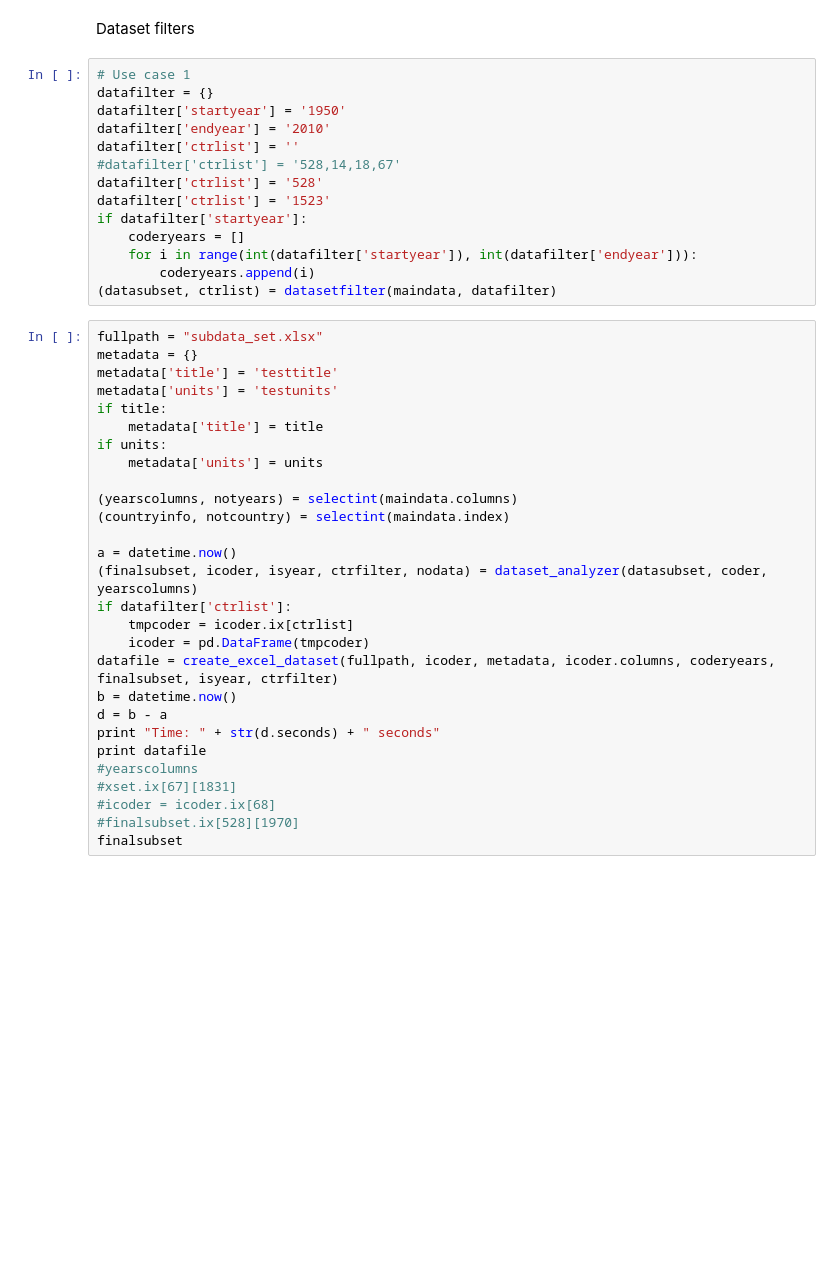
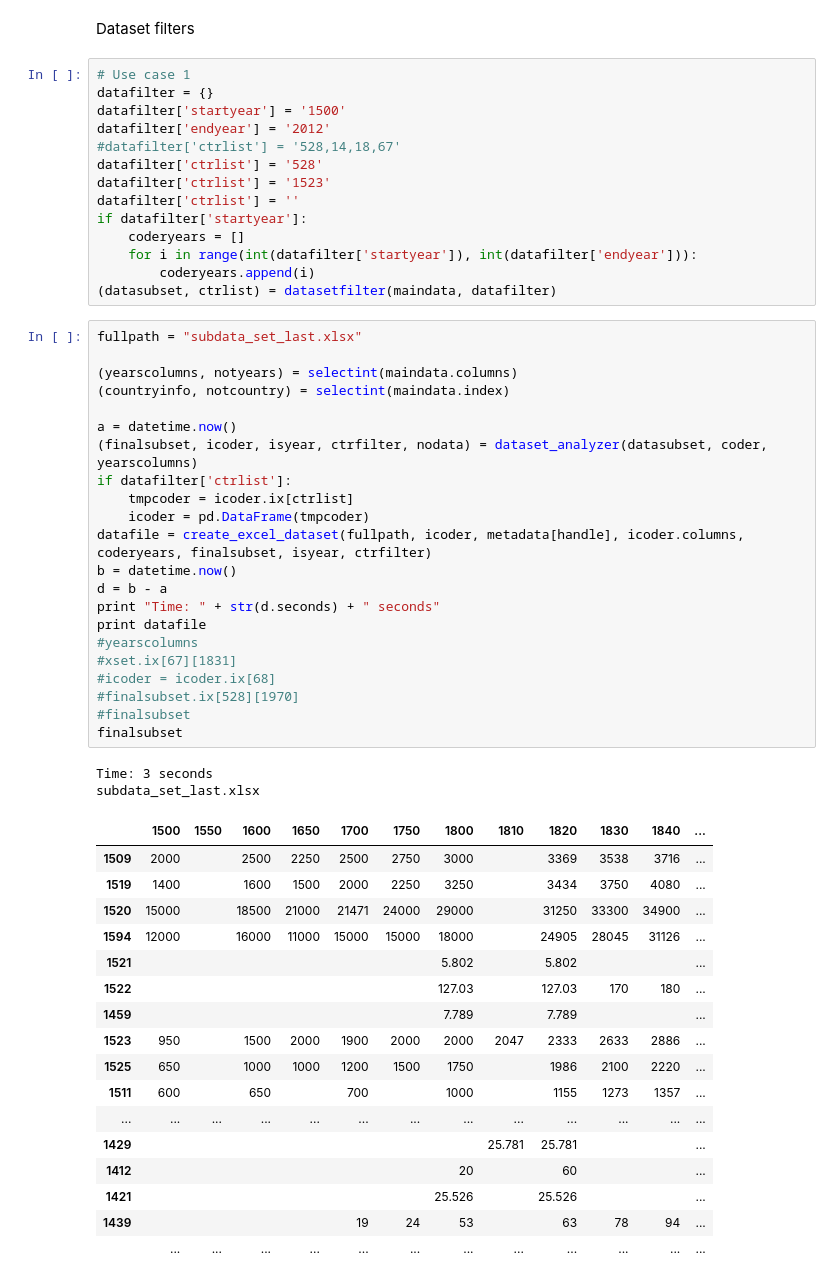
Before and after one commit to 4tikhonov/clioinfra.js, a Jupyter notebook: notebooks/Datasets cleaning and geocoding.ipynb, the cells around one changed output. Saved outputs shown, nothing was run; the diff lists cells and outputs as text; blank space fills up the shorter version.

```diff
--- a/notebooks/Datasets cleaning and geocoding.ipynb
+++ b/notebooks/Datasets cleaning and geocoding.ipynb
@@ -121,42 +166,56 @@ Dataset filters
 # %%
 # Use case 1
 datafilter = {}
-datafilter['startyear'] = '1950'
-datafilter['endyear'] = '2010'
-datafilter['ctrlist'] = ''
+datafilter['startyear'] = '1500'
+datafilter['endyear'] = '2012'
 #datafilter['ctrlist'] = '528,14,18,67'
 datafilter['ctrlist'] = '528'
 datafilter['ctrlist'] = '1523'
+datafilter['ctrlist'] = ''
 if datafilter['startyear']:
     coderyears = []
     for i in range(int(datafilter['startyear']), int(datafilter['endyear'])):
         coderyears.append(i)
 (datasubset, ctrlist) = datasetfilter(maindata, datafilter)
 # %%
-fullpath = "subdata_set.xlsx"
-metadata = {}
-metadata['title'] = 'testtitle'
-metadata['units'] = 'testunits'
-if title:
-    metadata['title'] = title
-if units:
-    metadata['units'] = units
+fullpath = "subdata_set_last.xlsx"
 
 (yearscolumns, notyears) = selectint(maindata.columns)
 (countryinfo, notcountry) = selectint(maindata.index)
 
 a = datetime.now()
 (finalsubset, icoder, isyear, ctrfilter, nodata) = dataset_analyzer(datasubset, coder, yearscolumns)
 if datafilter['ctrlist']:
     tmpcoder = icoder.ix[ctrlist]
     icoder = pd.DataFrame(tmpcoder)
-datafile = create_excel_dataset(fullpath, icoder, metadata, icoder.columns, coderyears, finalsubset, isyear, ctrfilter)
+datafile = create_excel_dataset(fullpath, icoder, metadata[handle], icoder.columns, coderyears, finalsubset, isyear, ctrfilter)
 b = datetime.now()
 d = b - a
 print "Time: " + str(d.seconds) + " seconds"
 print datafile
 #yearscolumns
 #xset.ix[67][1831]
 #icoder = icoder.ix[68]
 #finalsubset.ix[528][1970]
+#finalsubset
 finalsubset
+# %% [output]
+Time: 3 seconds
+subdata_set_last.xlsx
+|  | 1500 | 1550 | 1600 | 1650 | 1700 | 1750 | 1800 | 1810 | 1820 | 1830 | 1840 | ... |
+| 1509 | 2000 |  | 2500 | 2250 | 2500 | 2750 | 3000 |  | 3369 | 3538 | 3716 | ... |
+| 1519 | 1400 |  | 1600 | 1500 | 2000 | 2250 | 3250 |  | 3434 | 3750 | 4080 | ... |
+| 1520 | 15000 |  | 18500 | 21000 | 21471 | 24000 | 29000 |  | 31250 | 33300 | 34900 | ... |
+| 1594 | 12000 |  | 16000 | 11000 | 15000 | 15000 | 18000 |  | 24905 | 28045 | 31126 | ... |
+| 1521 |  |  |  |  |  |  | 5.802 |  | 5.802 |  |  | ... |
+| 1522 |  |  |  |  |  |  | 127.03 |  | 127.03 | 170 | 180 | ... |
+| 1459 |  |  |  |  |  |  | 7.789 |  | 7.789 |  |  | ... |
+| 1523 | 950 |  | 1500 | 2000 | 1900 | 2000 | 2000 | 2047 | 2333 | 2633 | 2886 | ... |
+| 1525 | 650 |  | 1000 | 1000 | 1200 | 1500 | 1750 |  | 1986 | 2100 | 2220 | ... |
+| 1511 | 600 |  | 650 |  | 700 |  | 1000 |  | 1155 | 1273 | 1357 | ... |
+| ... | ... | ... | ... | ... | ... | ... | ... | ... | ... | ... | ... | ... |
+| 1429 |  |  |  |  |  |  |  | 25.781 | 25.781 |  |  | ... |
+| 1412 |  |  |  |  |  |  | 20 |  | 60 |  |  | ... |
+| 1421 |  |  |  |  |  |  | 25.526 |  | 25.526 |  |  | ... |
+| 1439 |  |  |  |  | 19 | 24 | 53 |  | 63 | 78 | 94 | ... |
+|  | ... | ... | ... | ... | ... | ... | ... | ... | ... | ... | ... | ... |
```
Also changed, not shown: parts of 5 cells of this notebook.
